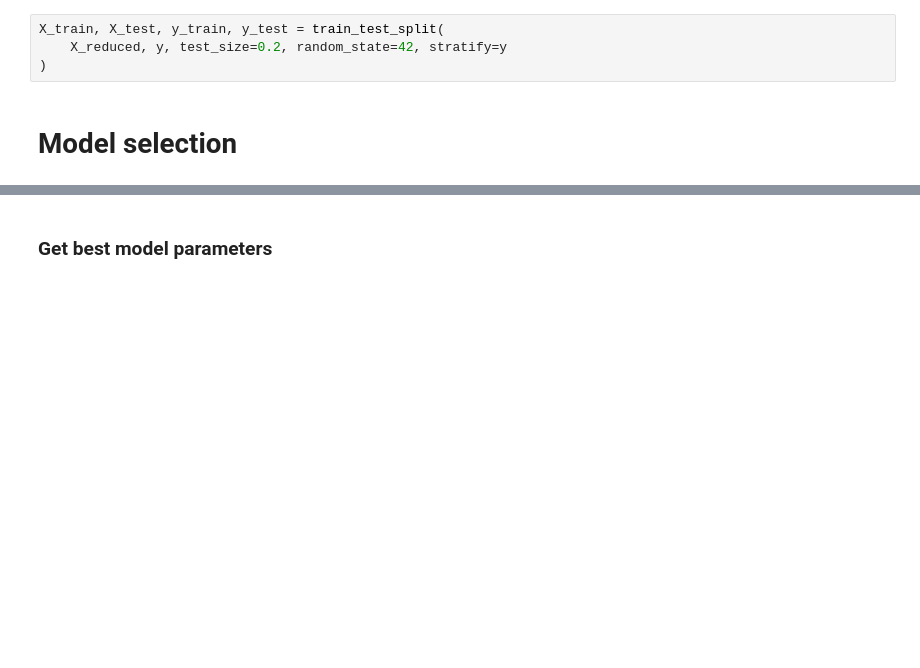
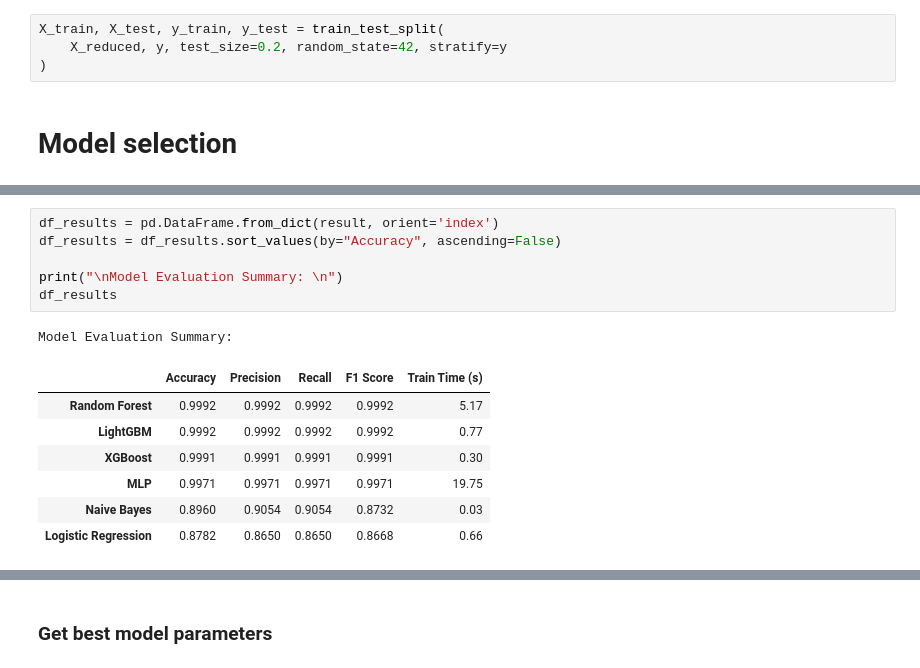
Before and after one commit to Codestronomer/IDS-with-FL-for-IoT-network-devices, a Jupyter notebook: notebooks/IDS with FL for edge devices.ipynb, the cells around one changed output, grey strips where cells are left out. Saved outputs shown, nothing was run; the diff lists cells and outputs as text; blank space fills up the shorter version.

```diff
--- a/IDS with FL for edge devices.ipynb
+++ b/notebooks/IDS with FL for edge devices.ipynb
@@ -261,0 +375,15 @@ for name, model in models.items():
+# %%
+df_results = pd.DataFrame.from_dict(result, orient='index')
+df_results = df_results.sort_values(by="Accuracy", ascending=False)
+
+print("\nModel Evaluation Summary: \n")
+df_results
+# %% [output]
+Model Evaluation Summary:
+|  | Accuracy | Precision | Recall | F1 Score | Train Time (s) |
+| Random Forest | 0.9992 | 0.9992 | 0.9992 | 0.9992 | 5.17 |
+| LightGBM | 0.9992 | 0.9992 | 0.9992 | 0.9992 | 0.77 |
+| XGBoost | 0.9991 | 0.9991 | 0.9991 | 0.9991 | 0.30 |
+| MLP | 0.9971 | 0.9971 | 0.9971 | 0.9971 | 19.75 |
+| Naive Bayes | 0.8960 | 0.9054 | 0.9054 | 0.8732 | 0.03 |
+| Logistic Regression | 0.8782 | 0.8650 | 0.8650 | 0.8668 | 0.66 |
```
Also changed, not shown: parts of 23 cells of this notebook, 5 other files.
